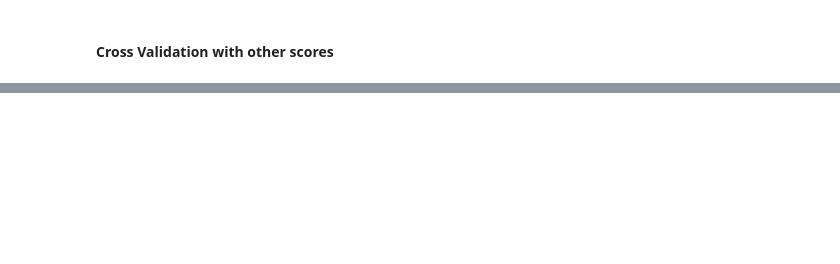
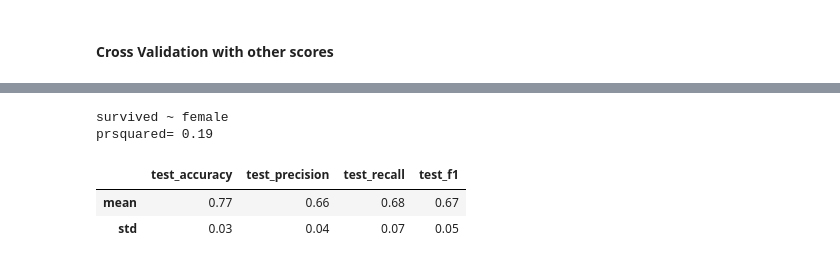
Before and after one commit to code4journalism/machine-learning, a Jupyter notebook: classification-3-titanic.ipynb, the cells around one changed output, grey strips where cells are left out. Saved outputs shown, nothing was run; the diff lists cells and outputs as text; code cells hidden in the pictures; blank space fills up the shorter version.

```diff
--- a/classification-3-titanic.ipynb
+++ b/classification-3-titanic.ipynb
@@ -294,0 +304,23 @@ pd.DataFrame(scores).describe().round(2)[1:3]
+# %%
+from patsy import dmatrices
+
+def get_logistic_regression_predictions(regression_str, df):
+    """
+    use Sklearn (for cross validation) and StatsModels for patsy (y~X1+X2+X3) syntax
+    """
+    y, X = dmatrices(regression_str, df, return_type = 'dataframe')
+    model = LogisticRegression(fit_intercept = False)
+    mdl = model.fit(X, y)
+    scores = cross_validate(clf, X, y, scoring=scoring, cv=5)
+    logit = sm.Logit(y, X)
+    print(regression_str)
+    print("prsquared=", logit.fit(disp=0).prsquared.round(2))
+    return pd.DataFrame(scores).describe()[1:3].round(2)[['test_accuracy','test_precision','test_recall','test_f1']]
+# %%
+get_logistic_regression_predictions("survived ~ female", df)
+# %% [output]
+survived ~ female
+prsquared= 0.19
+|  | test_accuracy | test_precision | test_recall | test_f1 |
+| mean | 0.77 | 0.66 | 0.68 | 0.67 |
+| std | 0.03 | 0.04 | 0.07 | 0.05 |
```
Also changed, not shown: parts of 18 cells of this notebook.
